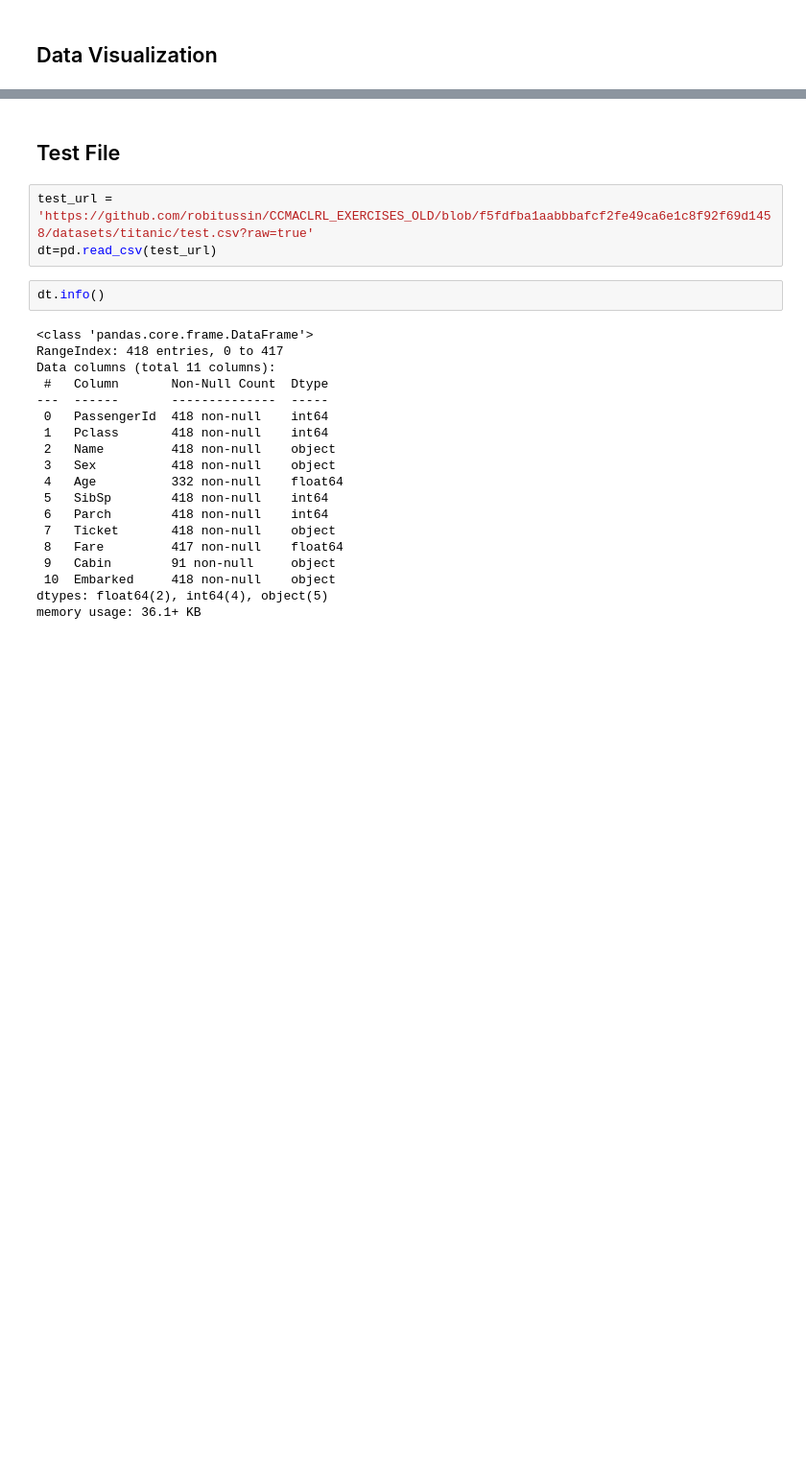
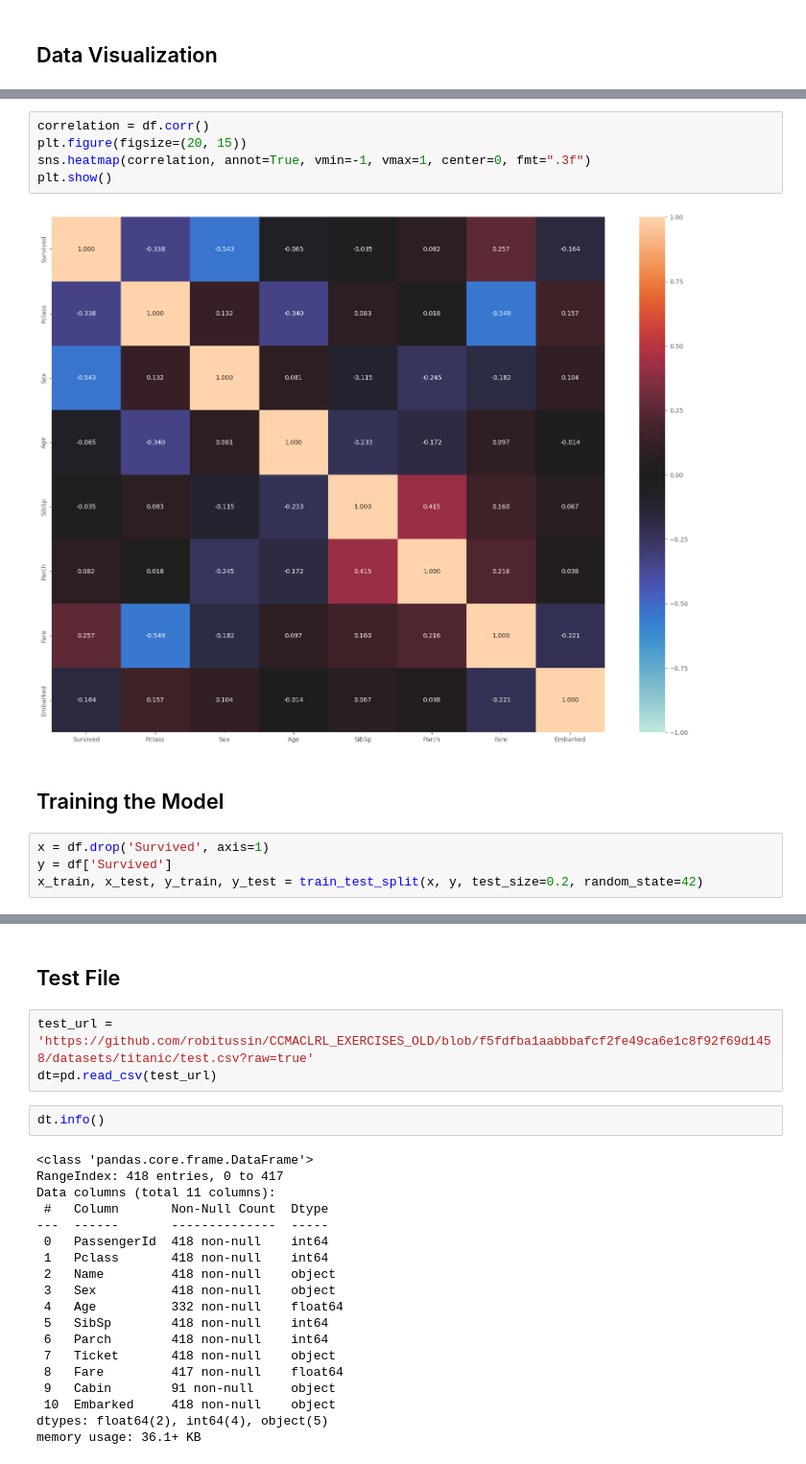
Before and after one commit to leonnmarcoo/CCMACLRL_EXERCISES_COM232, a Jupyter notebook: Exercise3.ipynb, the cells around one changed output, grey strips where cells are left out. Shown at 96% size. Drawn from its saved outputs; the diff is of its cells as text; blank space fills up the shorter version.

```diff
--- a/Exercise3.ipynb
+++ b/Exercise3.ipynb
@@ -118,0 +143,13 @@ df.sample(10)
+# %%
+correlation = df.corr()
+plt.figure(figsize=(20, 15))
+sns.heatmap(correlation, annot=True, vmin=-1, vmax=1, center=0, fmt=".3f")
+plt.show()
+# %% [output]
+[figure, added]
+# %% [markdown]
+## Training the Model
+# %%
+x = df.drop('Survived', axis=1)
+y = df['Survived']
+x_train, x_test, y_train, y_test = train_test_split(x, y, test_size=0.2, random_state=42)
```
Also changed, not shown: parts of 10 cells of this notebook.
